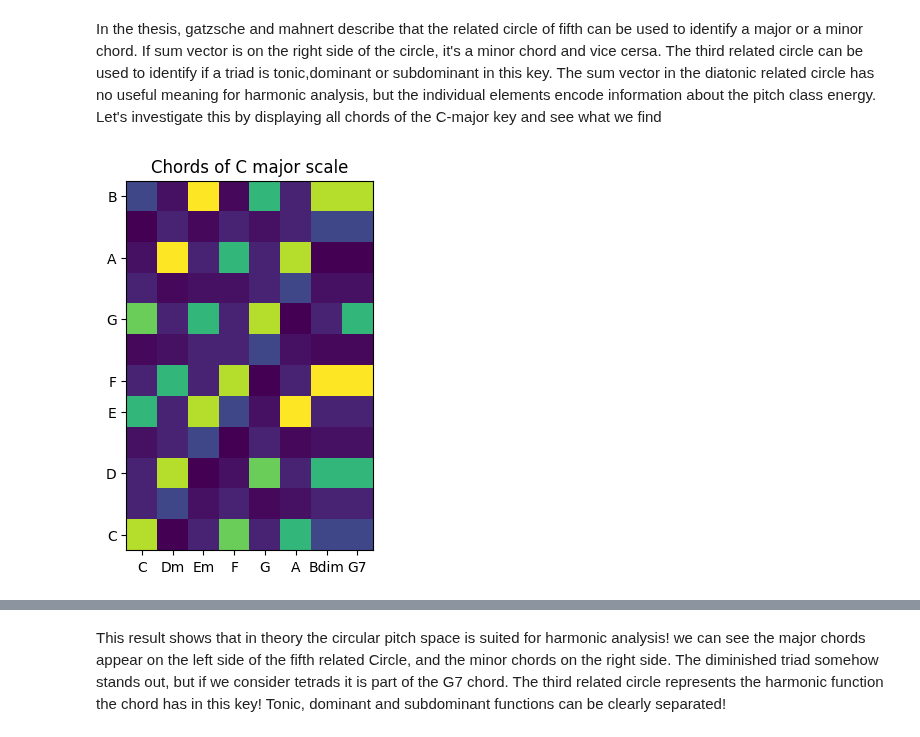
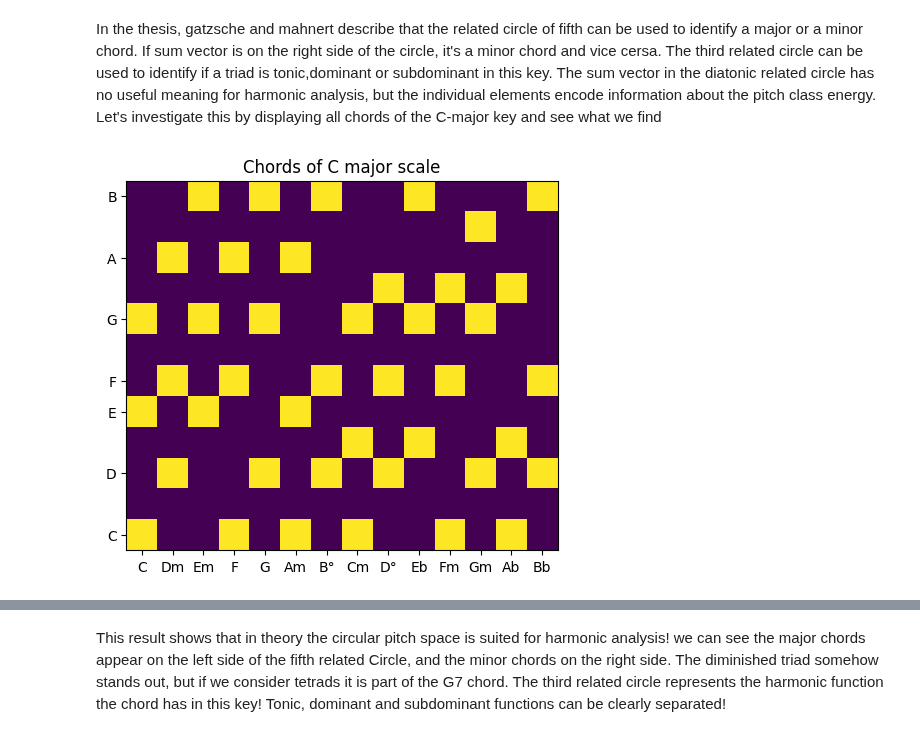
Before and after one commit to Maushax-jpg/chord-recognition, a Jupyter notebook: transcribing_cps.ipynb, the cells around one changed output, grey strips where cells are left out. Drawn from its saved outputs; the diff is of its cells as text; code cells hidden in the pictures.

```diff
--- a/transcribing_cps.ipynb
+++ b/transcribing_cps.ipynb
@@ -109,29 +113,41 @@ for x in ax:
 [figure]
 # %% [markdown]
 In the thesis, gatzsche and mahnert describe that the related circle of fifth can be used to identify a major or a minor chord. If sum vector is on the right side of the circle, it's a minor chord and vice cersa. The third related circle can be used to identify if a triad is tonic,dominant or subdominant in this key. The sum vector in the diatonic related circle has no useful meaning for harmonic analysis, but the individual elements encode information about the pitch class energy. Let's investigate this by displaying all chords of the C-major key and see what we find
-# %%
-major = [0.8,0.1,0.1,0.05,0.6,0.10,0.03,0.7,0.1,0.05,0.01,0.2]
-minor = [0.8,0.1,0.1,0.6,0.05,0.10,0.03,0.9,0.1,0.05,0.01,0.2]
-dim = [0.8,0.2,0.1,0.6,0.05,0.10,0.9,0.03,0.1,0.05,0.01,0.2]
-seventh = [0.8,0.2,0.1,0.6,0.05,0.10,0.9,0.03,0.6,0.05,0.01,0.2]
-C = major
-D = np.roll(minor,2)
-E = np.roll(minor,4)
-F = np.roll(major,5)
-G = np.roll(major,7)
-A = np.roll(minor,9)
-B = np.roll(dim,11)
-G7 = np.roll(seventh,11)
-chroma = np.array([C,D,E,F,G,A,B,G7])
-fig,ax = plt.subplots()
-ax.imshow(chroma.T,origin = 'lower')
-ax.set_yticks([0,2,4,5,7,9,11])
-ax.set_yticklabels(["C","D","E","F","G","A","B"])
-ax.set_xticks([0,1,2,3,4,5,6,7])
-ax.set_xticklabels(["C","Dm","Em","F","G","A","Bdim","G7"])
-ax.set_title("Chords of C major scale");
-# %% [output]
-[figure, removed]
+# %%
+major = mir_eval.chord.quality_to_bitmap("maj")
+minor = mir_eval.chord.quality_to_bitmap("min")
+dim = mir_eval.chord.quality_to_bitmap("dim")
+aug = mir_eval.chord.quality_to_bitmap("aug")
+seventh = mir_eval.chord.quality_to_bitmap("7")
+
+C = major
+D = np.roll(minor,2)
+E = np.roll(minor,4)
+F = np.roll(major,5)
+G = np.roll(major,7)
+A = np.roll(minor,9)
+B = np.roll(dim,11)
+prototypes = np.array([C,D,E,F,G,A,B],dtype=float)
+
+C = minor
+D = np.roll(dim,2)
+ES = np.roll(aug,3)
+F = np.roll(minor,5)
+G = np.roll(minor,7)
+AS = np.roll(major,8)
+B = np.roll(dim,11)
+
+prototypes = np.append(prototypes,np.array([C,D,ES,F,G,AS,B]),axis=0)
+chordlabels = ["C","Dm","Em","F","G","Am","B°","Cm","D°","Eb","Fm","Gm","Ab","Bb"]
+fig,ax = plt.subplots()
+ax.imshow(prototypes.T,origin = 'lower')
+ax.set_yticks([0,2,4,5,7,9,11])
+ax.set_yticklabels(["C","D","E","F","G","A","B"])
+ax.set_xticks(range(len(chordlabels)))
+ax.set_xticklabels(chordlabels)
+ax.set_title("Chords of C major scale");
+# %% [output]
+[figure, added]
 # %%
 
 
```
Also changed, not shown: parts of 8 cells of this notebook, 4 other files.
